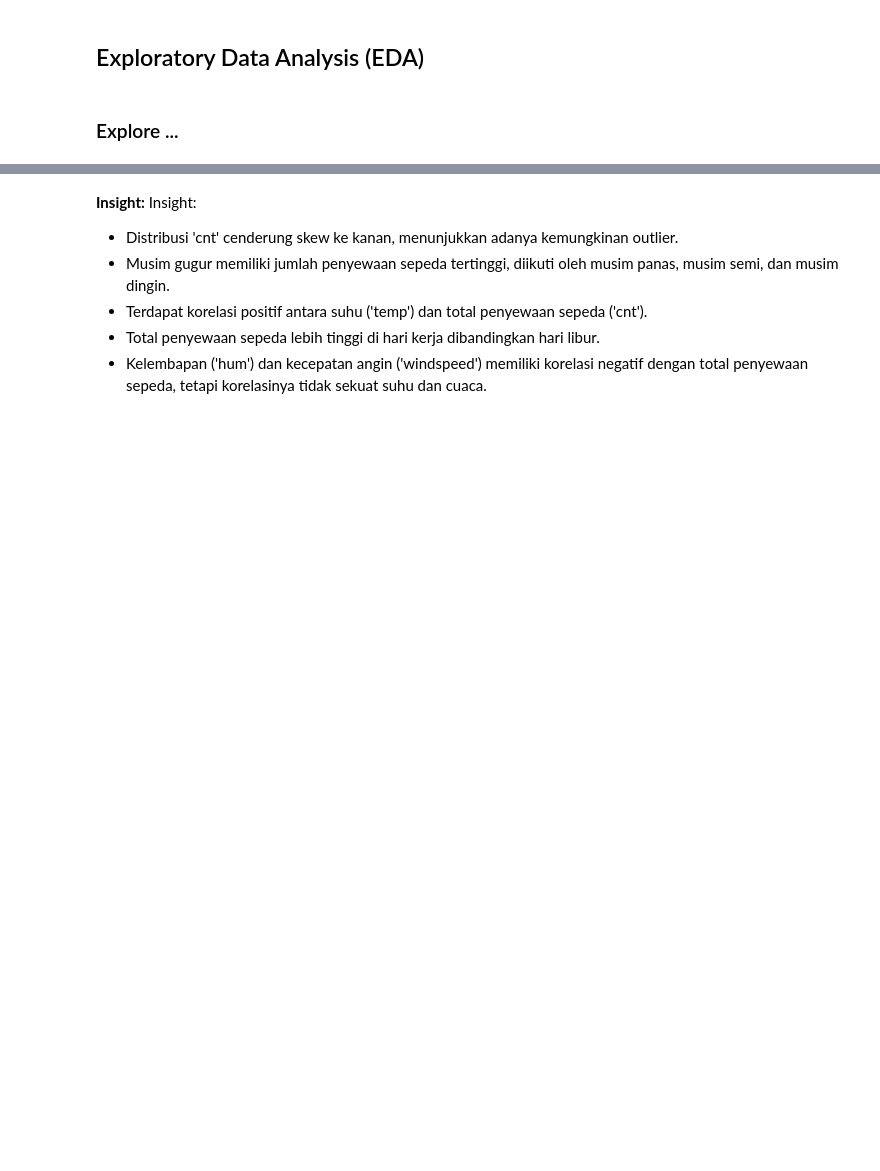
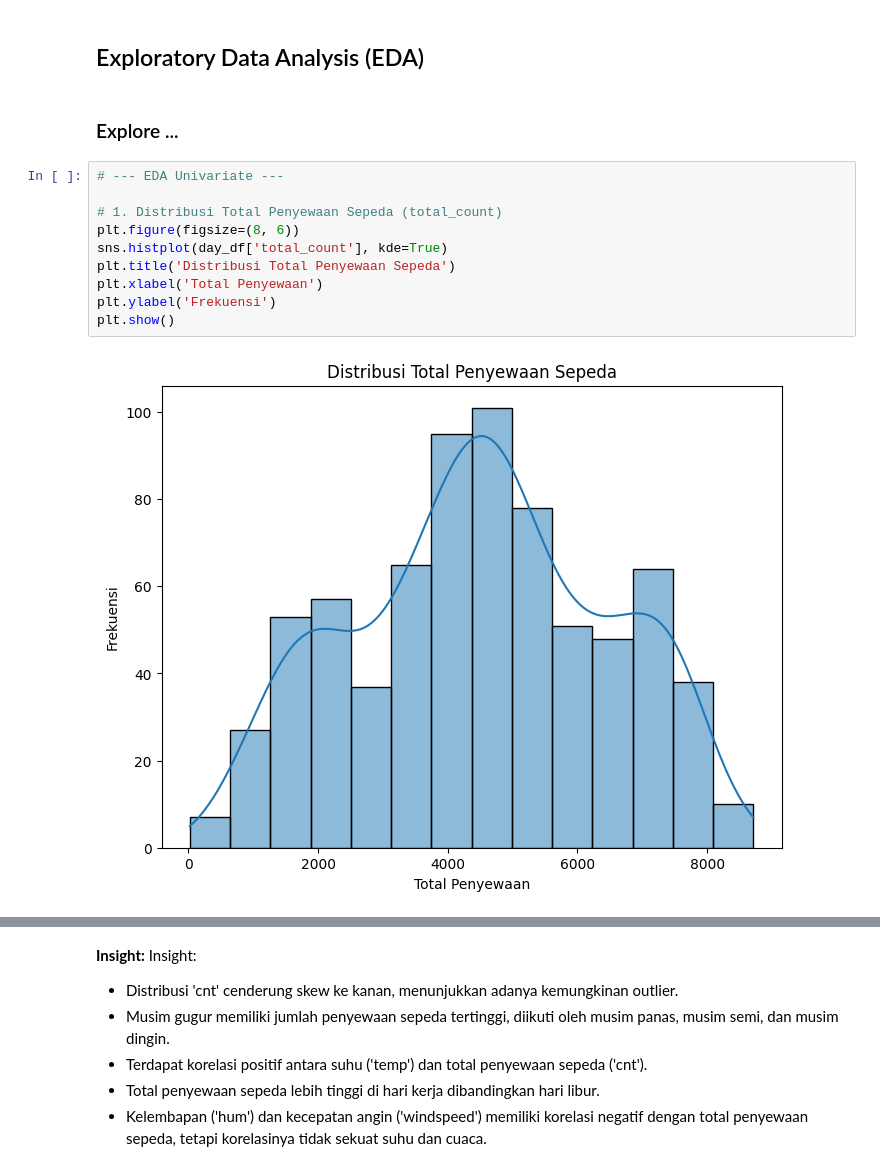
Before and after one commit to vcd10r/Dicoding_Data_Analyst_P, a Jupyter notebook: Proyek_Analisis_Data.ipynb, the cells around one changed output, grey strips where cells are left out. Cells and saved outputs as stored; diff of their text form; blank space fills up the shorter version.

```diff
--- a/Proyek_Analisis_Data.ipynb
+++ b/Proyek_Analisis_Data.ipynb
@@ -138,3 +146,15 @@ Insight:
 ## Exploratory Data Analysis (EDA)
 # %% [markdown]
 ### Explore ...
+# %%
+# --- EDA Univariate ---
+
+# 1. Distribusi Total Penyewaan Sepeda (total_count)
+plt.figure(figsize=(8, 6))
+sns.histplot(day_df['total_count'], kde=True)
+plt.title('Distribusi Total Penyewaan Sepeda')
+plt.xlabel('Total Penyewaan')
+plt.ylabel('Frekuensi')
+plt.show()
+# %% [output]
+[figure, added]
```
Also changed, not shown: parts of 17 cells of this notebook, 1 other file.
